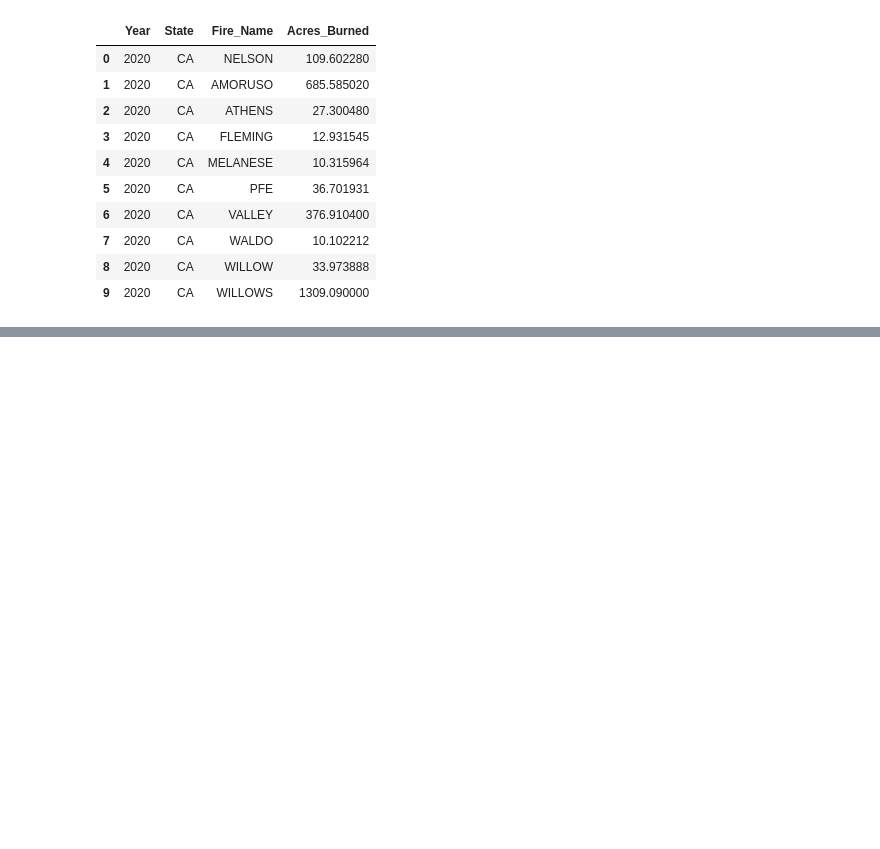
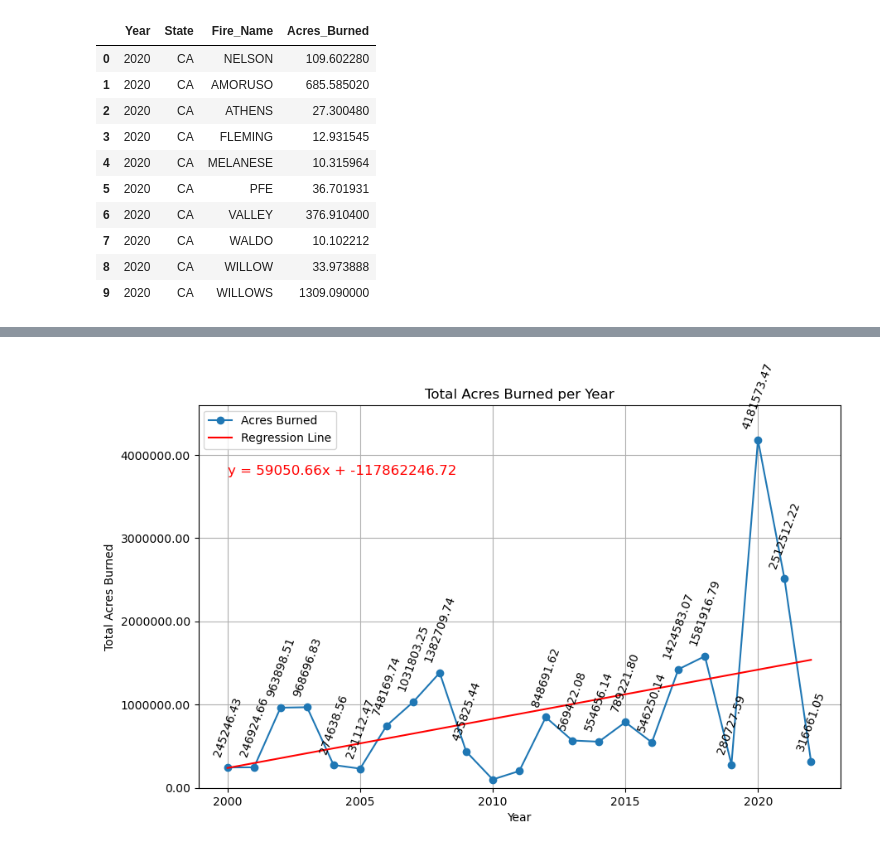
Before and after one commit to adhithirag/project_3, a Jupyter notebook: Fire_Graphs/MongoDB_Pandas_Analysis.ipynb, the cells around one changed output, grey strips where cells are left out. Saved outputs shown, nothing was run; the diff lists cells and outputs as text; code cells hidden in the pictures; blank space fills up the shorter version.

```diff
--- a/Fire_Graphs/MongoDB_Pandas_Analysis.ipynb
+++ b/Fire_Graphs/MongoDB_Pandas_Analysis.ipynb
@@ -167,0 +171,47 @@ plt.show()
+# %%
+# Group by Year and sum Acres_Burned
+yearly_acres_burned = Ca_df.groupby('Year')['Acres_Burned'].sum().reset_index()
+# %%
+# Plot the data
+plt.figure(figsize=(10, 6))
+
+# Plot the line
+plt.plot(yearly_acres_burned['Year'], yearly_acres_burned['Acres_Burned'], marker='o', label='Acres Burned')
+
+# Perform linear regression to find slope and y-intercept
+m, b = np.polyfit(yearly_acres_burned['Year'], yearly_acres_burned['Acres_Burned'], 1)
+
+# Plot the regression line
+plt.plot(yearly_acres_burned['Year'], m * yearly_acres_burned['Year'] + b, color='red', label='Regression Line')
+
+# Calculate the equation of the regression line
+regression_eq = f'y = {m:.2f}x + {b:.2f}'
+
+# Annotate the equation on the plot
+plt.text(yearly_acres_burned['Year'].min(), yearly_acres_burned['Acres_Burned'].max() * 0.9, regression_eq, fontsize=12, color='red')
+
+plt.title('Total Acres Burned per Year')
+plt.xlabel('Year')
+plt.ylabel('Total Acres Burned')
+
+# Define a threshold for displaying annotations
+threshold = yearly_acres_burned['Acres_Burned'].max() * 0.05  # Adjust the threshold as needed
+
+# Annotate each point with its value if it exceeds the threshold
+for i, txt in enumerate(yearly_acres_burned['Acres_Burned']):
+    if txt >= threshold:
+        plt.annotate('{:.2f}'.format(txt), (yearly_acres_burned['Year'][i], txt), textcoords="offset points", xytext=(0,10), ha='center', rotation=70)
+
+# Adjusting y-axis tick formatting to display decimals
+plt.gca().yaxis.set_major_formatter('{:.2f}'.format)
+
+# Adjust y-axis limits
+plt.ylim(bottom=0, top=yearly_acres_burned['Acres_Burned'].max() * 1.1)  # Increase upper limit by 10%
+
+plt.legend()
+
+plt.grid(True)
+plt.savefig('../Fire_Graphs/Total_Acreage_Graph.png')
+plt.show()
+# %% [output]
+[figure, added]
```
Also changed, not shown: parts of 7 cells of this notebook, 3 other files.
